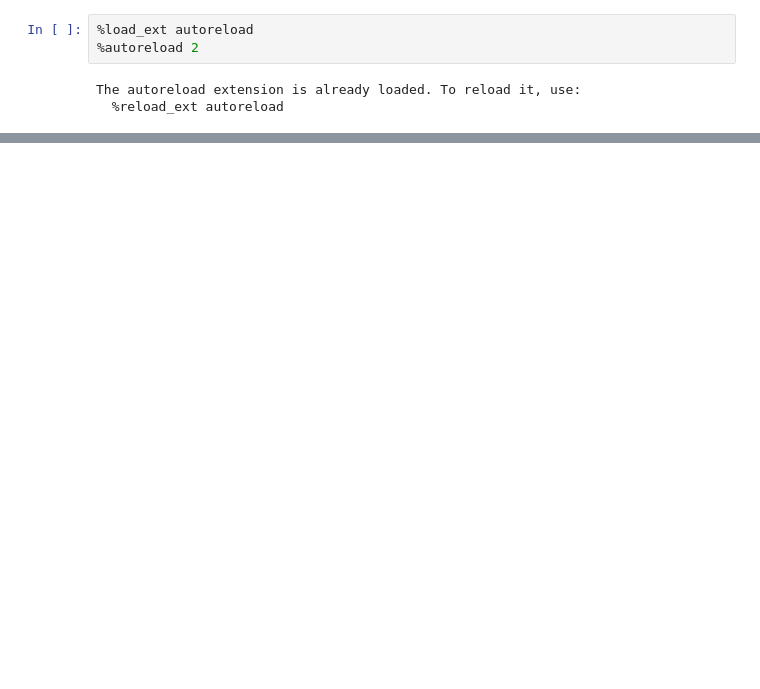
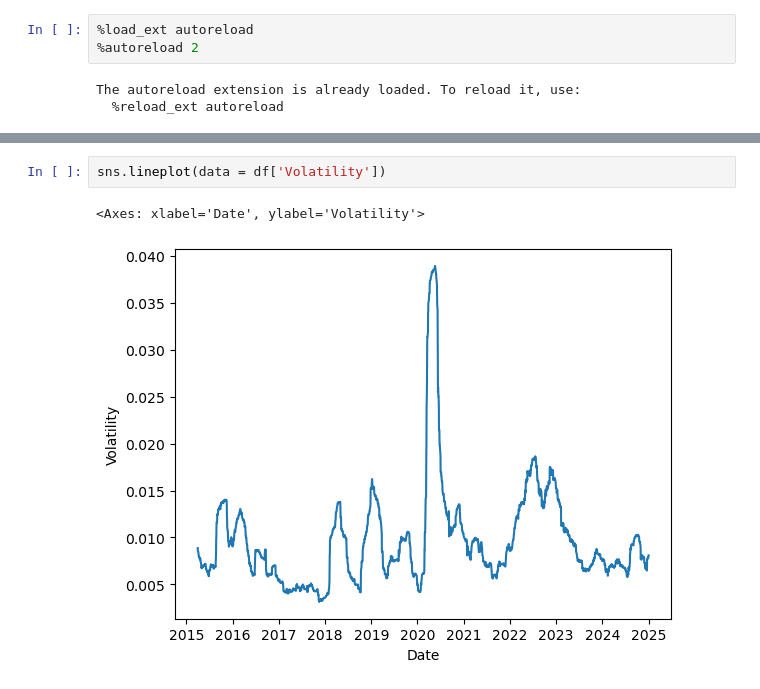
Before and after one commit to akshathp0/entropy-trading, a Jupyter notebook: validate_features.ipynb, the cells around one changed output, grey strips where cells are left out. Drawn from its saved outputs; the diff is of its cells as text; blank space fills up the shorter version.

```diff
--- a/validate_features.ipynb
+++ b/validate_features.ipynb
@@ -19,0 +123,5 @@ KeyError: 'Log Returns'
+# %%
+sns.lineplot(data = df['Volatility'])
+# %% [output]
+<Axes: xlabel='Date', ylabel='Volatility'>
+[figure, added]
```
Also changed, not shown: parts of 19 cells of this notebook, 2 other files.
